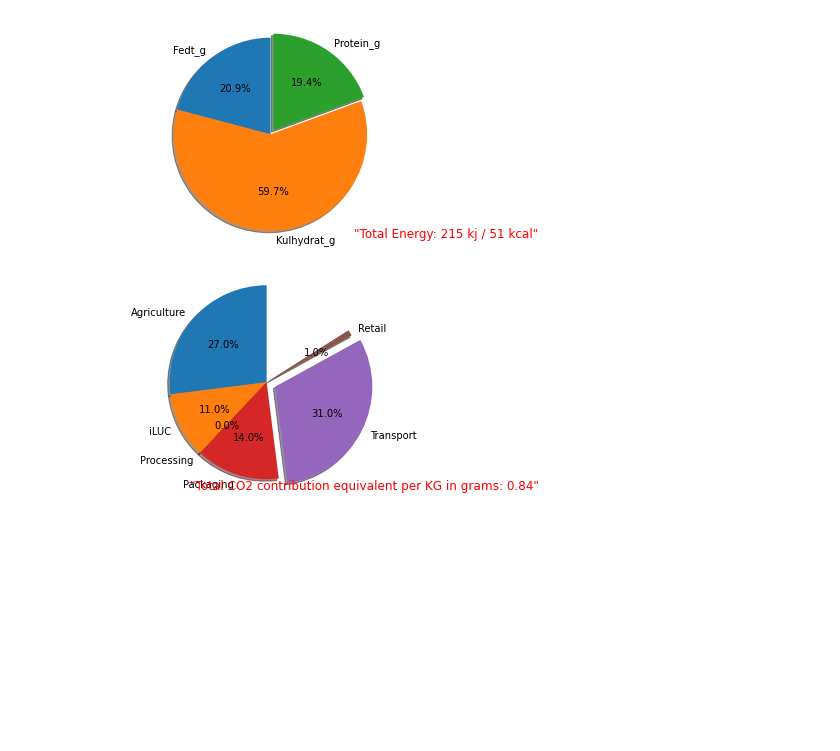
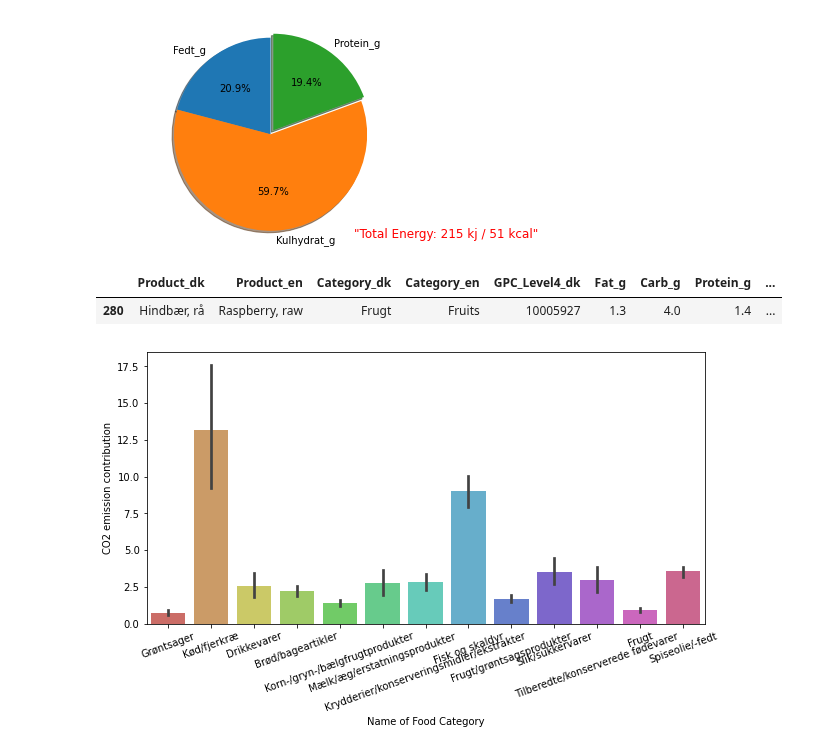
Before and after one commit to mrchapagain/ConsumerDataAnalytics, a Jupyter notebook: Data_Exploration.ipynb, the cells around one changed output. Drawn from its saved outputs; the diff is of its cells as text; code cells hidden in the pictures; blank space fills up the shorter version.

```diff
--- a/Data_Exploration.ipynb
+++ b/Data_Exploration.ipynb
@@ -894,12 +834,21 @@ def piechart_fooditem_co2(df_fooditem):
         #ax.legend()
         #return graph
 
-df= pd.read_excel(data_climate_selected, sheet_name=0, index_col=0, header=0, skiprows=0)
-df
+df_climate= pd.read_excel(data_climate_selected, sheet_name=0, index_col=0, header=0, skiprows=0)
+df_climate
+
 food_name= dfn.FødevareNavn.item()
 food_name
-df_climate= df[df.Product_dk== food_name]
-df_climate
-piechart_fooditem_co2(df_climate)
+df_foodname_climate= df_climate[df_climate.Product_dk== food_name]
+df_foodname_climate
+df_climate.head()
+
+#piechart_fooditem_co2(df_foodname_climate)
+combine_datarow_with_userinput("Bærfrugt", "Hindbær, rå")#dfn
+dc=d[d.FødevareGruppe=="Bærfrugt"]
+d
+df_climate.head()
+df_foodname_climate
 # %% [output]
-[figure, removed]
+|  | Product_dk | Product_en | Category_dk | Category_en | GPC_Level4_dk | Fat_g | Carb_g | Protein_g | ... |
+| 280 | Hindbær, rå | Raspberry, raw | Frugt | Fruits | 10005927 | 1.3 | 4.0 | 1.4 | ... |
@@ -963,0 +855,27 @@ def surface_properties_image(self):
+# %%
+import seaborn as sns
+def comparision_barplot_climate(df_climate, foodname):
+      #self.df_climate=df_climate
+      #self.df_fooditem_climate= df_fooditem_climate
+      #self.foodname= foodname
+      plt.switch_backend('AGG')
+
+      plt.figure(figsize=(10,5))
+      #plt.title(title, fontsize=8)
+      #sns.bar(df_fooditem_climate.Analysis.unique(), df_fooditem_climate['Analysis'].value_counts(), color ='grey', width = 0.4)
+      df_foodname_climate= df_climate[df_climate.Product_dk== foodname]
+
+      sns.barplot(data= df_climate, x= "Category_dk", y= "Total_CO2_eq_perkg", palette= "hls") #df_foodname_climate.Product_dk.item()
+      #sns.barplot(data= df_foodname_climate, x= "Product_dk", y= "Total_CO2_eq_perkg", palette= "hls") #df_foodname_climate.Product_dk.item()
+
+      #df_fooditem_climate['Analysis'].value_counts().plot(kind='bar', color= {"Neutral": "blue", "Negetive": "red", "Positive": "green"}) # palette={"Vegetables_Average": "blue", "Meat/Poultry_Average": "red", {foodname}: "green"}
+      plt.xticks(rotation=20)
+      plt.xlabel('Name of Food Category')
+      plt.ylabel('CO2 emission contribution')
+      #plt.tight_layout()
+      #graph=get_graph()
+      #return graph
+
+comparision_barplot_climate(df_climate, "Hindbær, rå")
+# %% [output]
+[figure, added]
```
Also changed, not shown: parts of 8 cells of this notebook.
